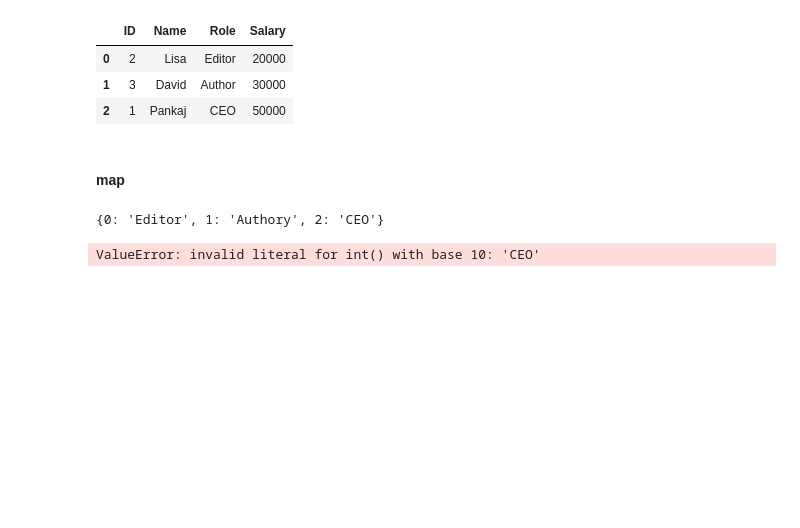
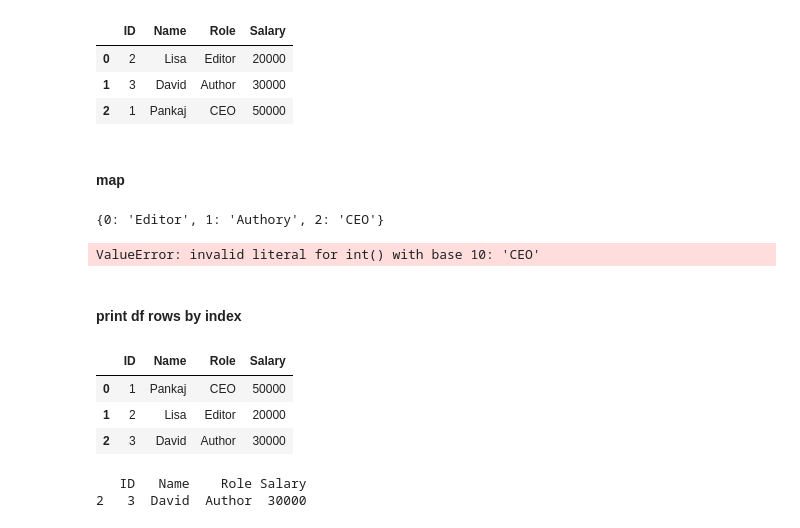
Before and after one commit to nitishiitkgp/SQL_R_Python, a Jupyter notebook: ML_DS_Syntax.ipynb, the cells around one changed output. Saved outputs shown, nothing was run; the diff lists cells and outputs as text; code cells hidden in the pictures; blank space fills up the shorter version.

```diff
--- a/ML_DS_Syntax.ipynb
+++ b/ML_DS_Syntax.ipynb
@@ -276,3 +282,17 @@ inv_role_map
 df_unmelted['Role'].astype('int').map(inv_role_map)
 # %% [output]
 ValueError: invalid literal for int() with base 10: 'CEO'
+# %% [markdown]
+#### print df rows by index
+# %%
+df_unmelted
+# %% [output]
+|  | ID | Name | Role | Salary |
+| 0 | 1 | Pankaj | CEO | 50000 |
+| 1 | 2 | Lisa | Editor | 20000 |
+| 2 | 3 | David | Author | 30000 |
+# %%
+print(df_unmelted.loc[[2]])
+# %% [output]
+   ID   Name    Role Salary
+2   3  David  Author  30000
```
Also changed, not shown: parts of 17 cells of this notebook.
